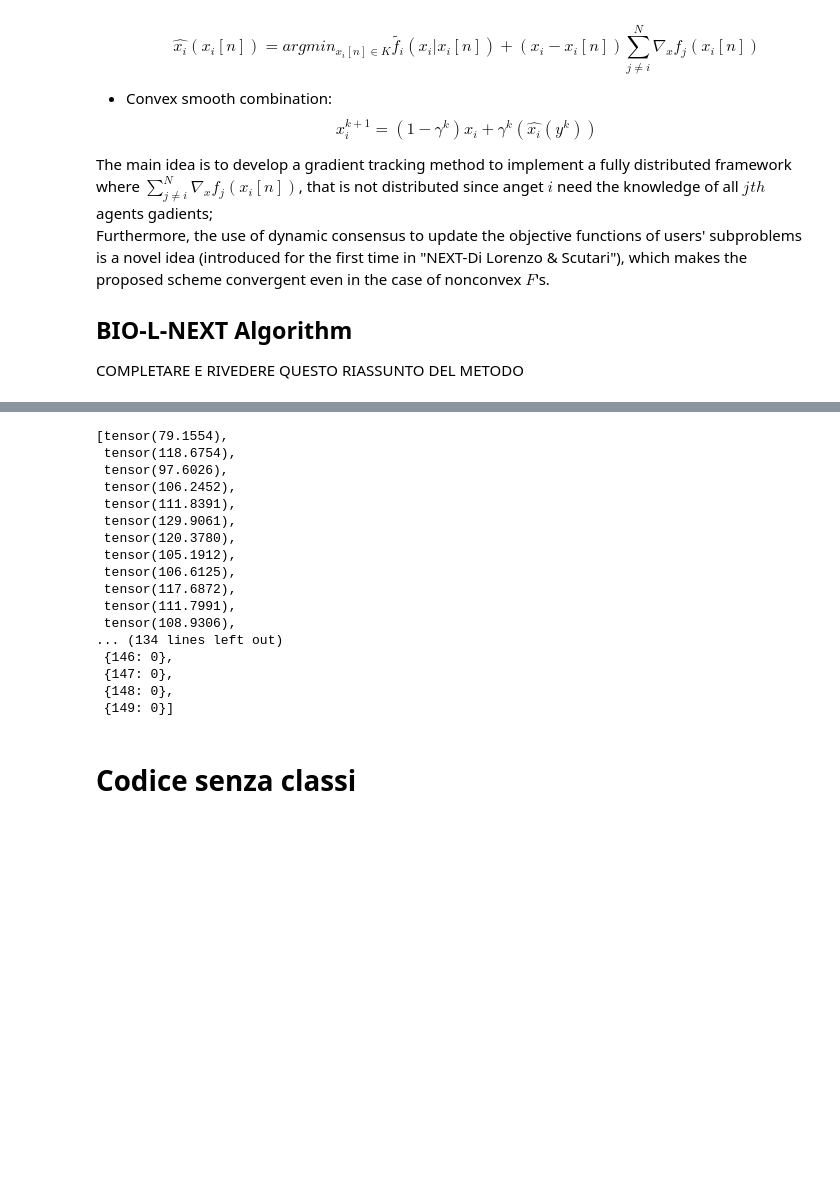
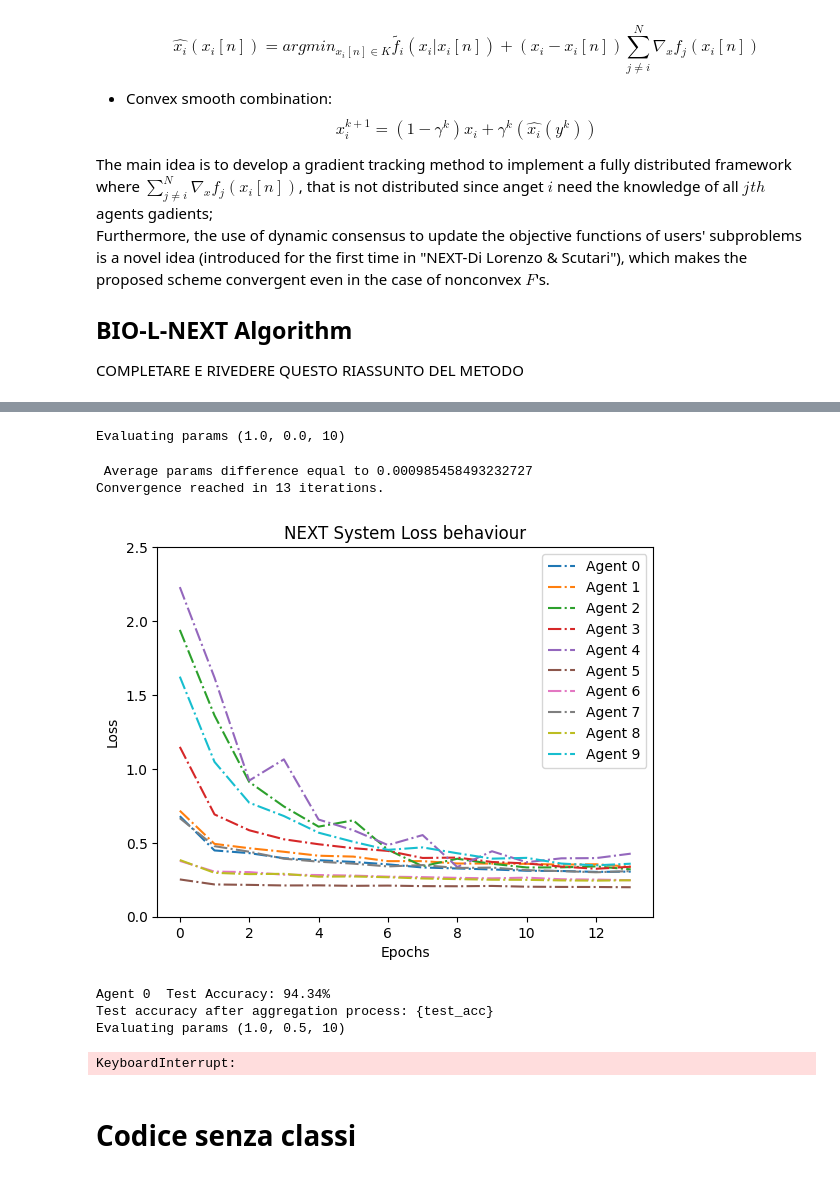
Before and after one commit to giuseppedipoce/Bio-Inspired-Federated-Learning, a Jupyter notebook: Bio-Next_last_update.ipynb, the cells around one changed output, grey strips where cells are left out. Saved outputs shown, nothing was run; the diff lists cells and outputs as text; code cells hidden in the pictures; blank space fills up the shorter version.

```diff
--- a/Bio-Next_last_update.ipynb
+++ b/Bio-Next_last_update.ipynb
@@ -26,7 +26,7 @@ import io
 import sys
 # %%
 if torch.cuda.is_available():
-    device = torch.device("cuda")
+    device = torch.device("cuda:0")
     print("GPU is available. Using", torch.cuda.get_device_name(0))
 else:
     device = torch.device("cpu")
@@ -676,9 +643,8 @@ class Agents:
 # import time
 # start_time = time.time()
 
-system = Agents(train_loaders, val_loaders, test_loader, num_agents, iterations = 150, pie = [1.0,0.0,10], gamma_zero = 0.5)
-#print(f"Learning rate that respect diffusion conensus (W=I-εL) is {system.learning_rate}")
-system.NEXT_train(tolerance=1e-2)
+system = Agents(train_loaders, val_loaders, test_loader, num_agents, iterations = 50, pie = [1.0,0.15,10], gamma_zero = 0.5) #provare gamma zero = 0.1
+system.NEXT_train(tolerance=1e-3)
 
 # end_time = time.time()
 # print(f"\n Time taken: {round((end_time - start_time) / 60,2)} minutes ")
@@ -693,45 +679,32 @@ for agent in range(system.num_agents):
-# %%
-system.stopping_condition
-# %% [output]
-[tensor(79.1554),
- tensor(118.6754),
- tensor(97.6026),
- tensor(106.2452),
- tensor(111.8391),
- tensor(129.9061),
- tensor(120.3780),
- tensor(105.1912),
- tensor(106.6125),
- tensor(117.6872),
- tensor(111.7991),
- tensor(108.9306),
-... (134 lines left out)
- {146: 0},
- {147: 0},
- {148: 0},
- {149: 0}]
 # %%
-# pie_1_values = [1.0]
-# pie_2_values = np.linspace(0.0, 0.5, 5).tolist()
-# pie_3_values = [10]
+pie_1_values = [1.0]
+pie_2_values = np.linspace(0.0, 0.35, 10).tolist()
+pie_3_values = [10]
 
-# # Use itertools.product to generate all combinations of these values
-# pie_grid = list(itertools.product(pie_1_values, pie_2_values, pie_3_values))
-# best_acc = 0.0
-# best_pie=None
+# Use itertools.product to generate all combinations of these values
+pie_grid = list(itertools.product(pie_1_values, pie_2_values, pie_3_values))
+best_acc = 0.0
+best_pie=None
 
-# for pi in pie_grid:
-#   print(f"Evaluating params {pi}")
-#   system = Agents(train_loaders, val_loaders, test_loader, num_agents, iterations=100, pie=pi)
-#   print(f"Learning rate that respect diffusion conensus (W=I-εL) is {system.learning_rate}")
-#   stop_iteration = system.NEXT_train(tolerance=1e-2)
-
-#   print("Test accuracy after aggregation process")
-#   test_acc = system.test_agent(0)
-#   if test_acc>best_acc:
-#     best_acc = test_acc
-#     best_pie = pi
-# print(f"Best pie is {best_pie} with accuracy {best_acc}")
+for pi in pie_grid:
+  print(f"Evaluating params {pi}")
+  system = Agents(train_loaders, val_loaders, test_loader, num_agents, iterations = 25, pie = pi, gamma_zero = 0.5)
+  system.NEXT_train(tolerance=1e-2)
+  test_acc = system.test_agent(0)
+  print("Test accuracy after aggregation process: {test_acc}")
+  if test_acc>best_acc:
+    best_acc = test_acc
+    best_pie = pi
+print(f"Best pie is {best_pie} with accuracy {best_acc}")
+# %% [output]
+Evaluating params (1.0, 0.0, 10)
+ Average params difference equal to 0.000985458493232727
+Convergence reached in 13 iterations.
+[figure, added]
+Agent 0  Test Accuracy: 94.34%
+Test accuracy after aggregation process: {test_acc}
+Evaluating params (1.0, 0.5, 10)
+KeyboardInterrupt:
 # %% [markdown]
 # Codice senza classi
 # %%
```
Also changed, not shown: parts of 6 cells of this notebook, 8 other files.
